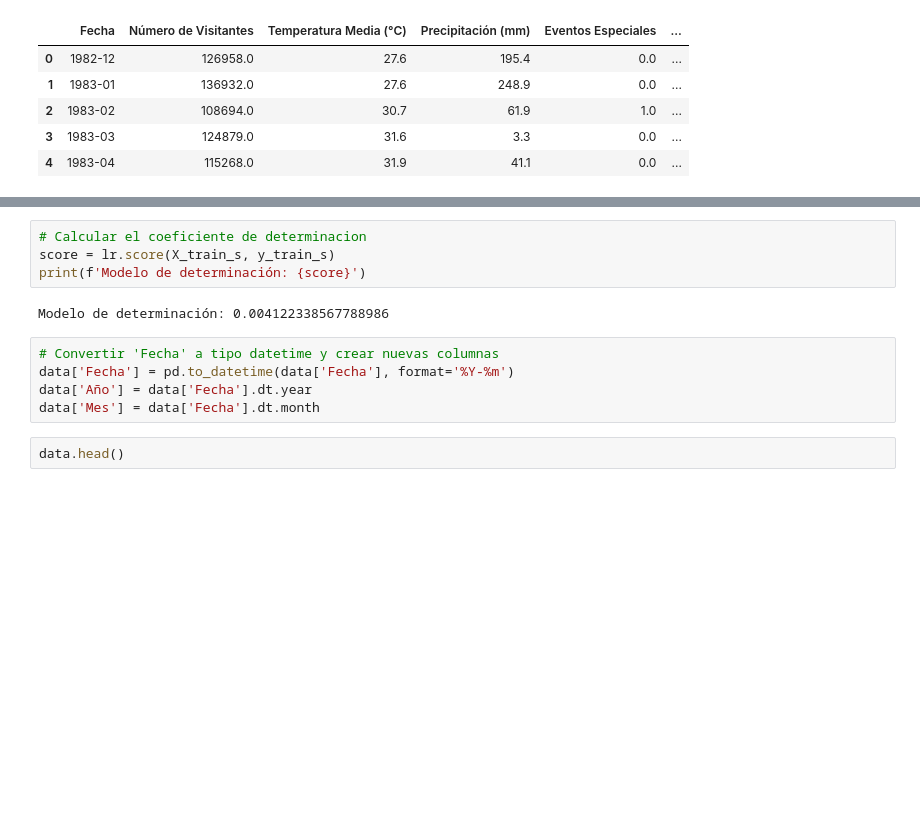
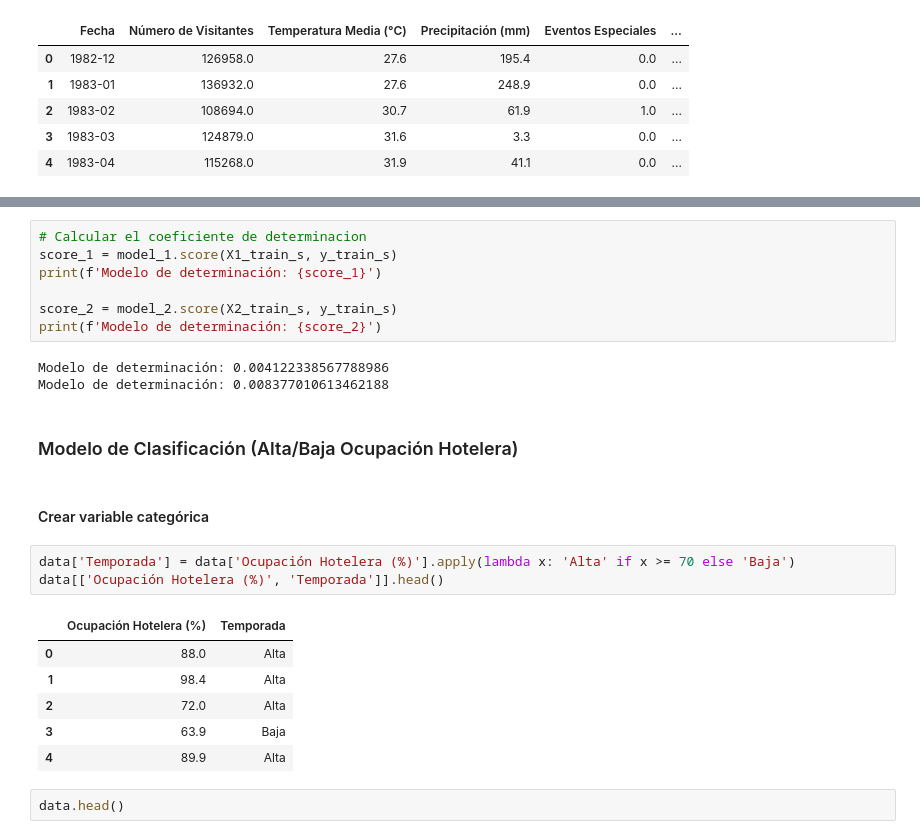
Before and after one commit to JohnReyes02/Talento_tech, a Jupyter notebook: semana_6/taller_grupo_pruebas.ipynb, the cells around one changed output, grey strips where cells are left out. Saved outputs shown, nothing was run; the diff lists cells and outputs as text; blank space fills up the shorter version.

```diff
--- a/semana_6/taller_grupo_pruebas.ipynb
+++ b/semana_6/taller_grupo_pruebas.ipynb
@@ -258,14 +296,27 @@ Error cuadrático medio RMSE: 42146.73 (53.3%)
 # %%
 # Calcular el coeficiente de determinacion
-score = lr.score(X_train_s, y_train_s)
-print(f'Modelo de determinación: {score}')
+score_1 = model_1.score(X1_train_s, y_train_s)
+print(f'Modelo de determinación: {score_1}')
+
+score_2 = model_2.score(X2_train_s, y_train_s)
+print(f'Modelo de determinación: {score_2}')
 # %% [output]
 Modelo de determinación: 0.004122338567788986
+Modelo de determinación: 0.008377010613462188
-# %%
-# Convertir 'Fecha' a tipo datetime y crear nuevas columnas
-data['Fecha'] = pd.to_datetime(data['Fecha'], format='%Y-%m')
-data['Año'] = data['Fecha'].dt.year
-data['Mes'] = data['Fecha'].dt.month
+# %% [markdown]
+### Modelo de Clasificación (Alta/Baja Ocupación Hotelera)
+# %% [markdown]
+#### Crear variable categórica
+# %%
+data['Temporada'] = data['Ocupación Hotelera (%)'].apply(lambda x: 'Alta' if x >= 70 else 'Baja')
+data[['Ocupación Hotelera (%)', 'Temporada']].head()
+# %% [output]
+|  | Ocupación Hotelera (%) | Temporada |
+| 0 | 88.0 | Alta |
+| 1 | 98.4 | Alta |
+| 2 | 72.0 | Alta |
+| 3 | 63.9 | Baja |
+| 4 | 89.9 | Alta |
 # %%
 data.head()
 # %% [output]
```
Also changed, not shown: parts of 37 cells of this notebook, 2 other files.
